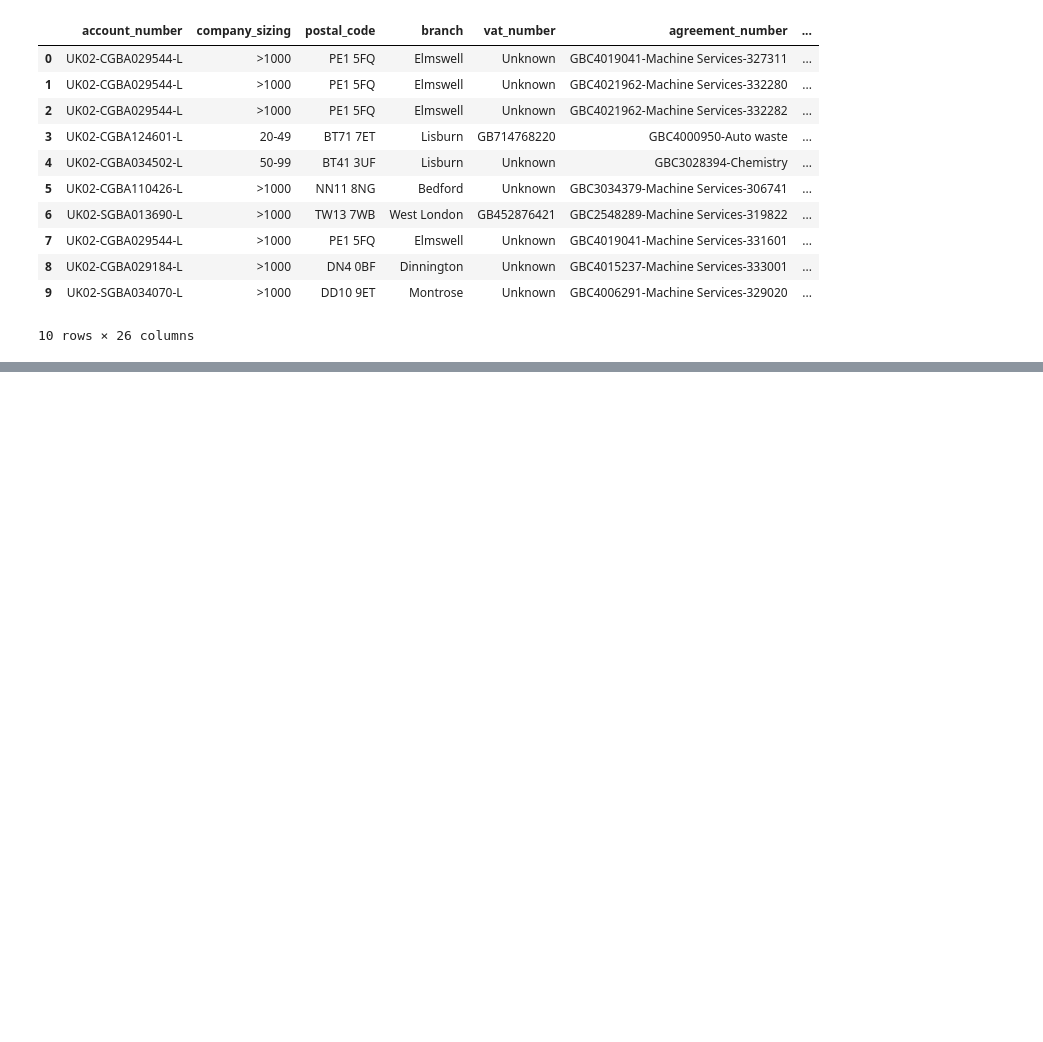
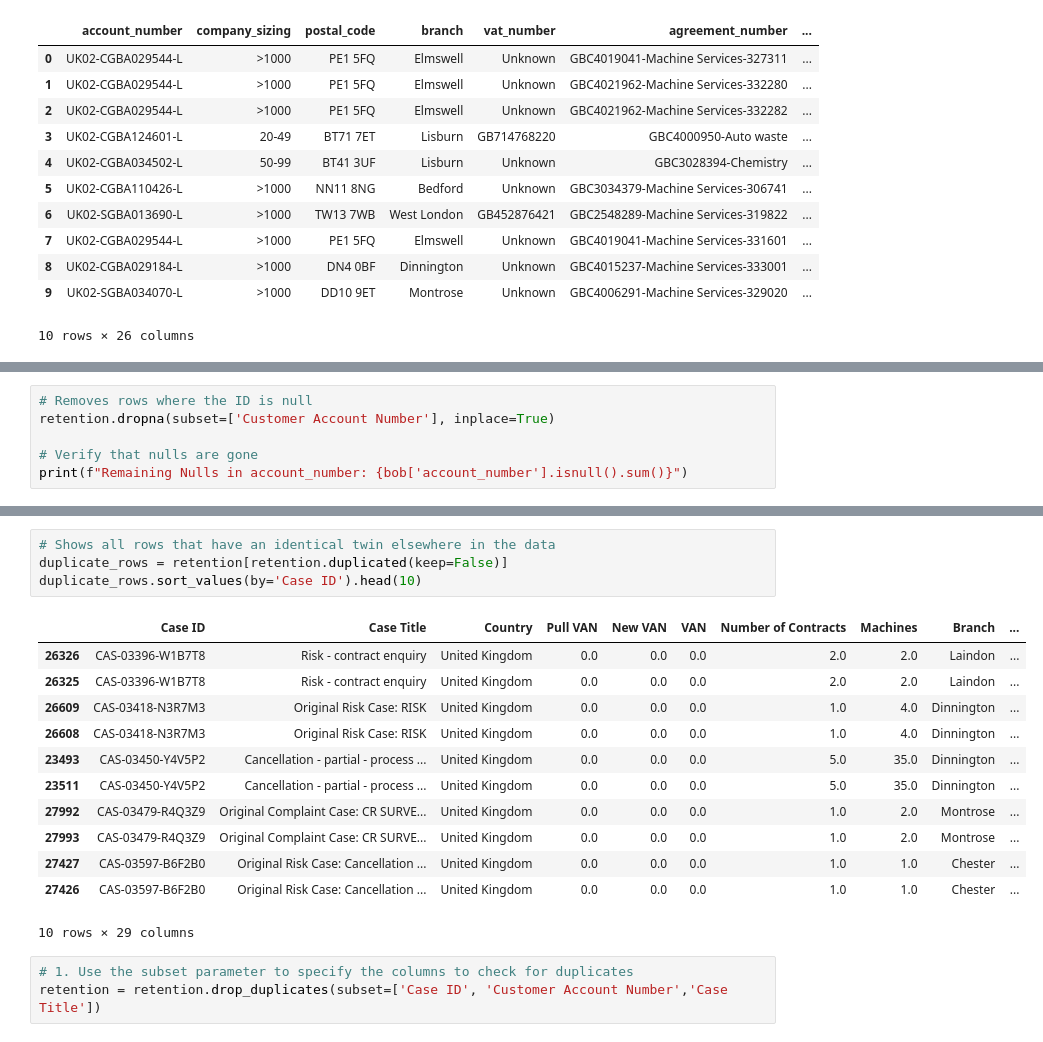
Before and after one commit to dhanyajay/customer-churn-analysis, a Jupyter notebook: notebooks/02_silver/01_preprocessing.ipynb, the cells around one changed output, grey strips where cells are left out. Drawn from its saved outputs; the diff is of its cells as text; blank space fills up the shorter version.

Commit message:
perform basic cleaning and removal of null and dup values

```diff
--- a/notebooks/02_silver/01_preprocessing.ipynb
+++ b/notebooks/02_silver/01_preprocessing.ipynb
@@ -37,0 +117,6 @@ bob.head(10)
+# %%
+# Removes rows where the ID is null
+retention.dropna(subset=['Customer Account Number'], inplace=True)
+
+# Verify that nulls are gone
+print(f"Remaining Nulls in account_number: {bob['account_number'].isnull().sum()}")
@@ -37,0 +135,20 @@ bob.head(10)
+# %%
+# Shows all rows that have an identical twin elsewhere in the data
+duplicate_rows = retention[retention.duplicated(keep=False)]
+duplicate_rows.sort_values(by='Case ID').head(10)
+# %% [output]
+|  | Case ID | Case Title | Country | Pull VAN | New VAN | VAN | Number of Contracts | Machines | Branch | ... |
+| 26326 | CAS-03396-W1B7T8 | Risk - contract enquiry | United Kingdom | 0.0 | 0.0 | 0.0 | 2.0 | 2.0 | Laindon | ... |
+| 26325 | CAS-03396-W1B7T8 | Risk - contract enquiry | United Kingdom | 0.0 | 0.0 | 0.0 | 2.0 | 2.0 | Laindon | ... |
+| 26609 | CAS-03418-N3R7M3 | Original Risk Case: RISK | United Kingdom | 0.0 | 0.0 | 0.0 | 1.0 | 4.0 | Dinnington | ... |
+| 26608 | CAS-03418-N3R7M3 | Original Risk Case: RISK | United Kingdom | 0.0 | 0.0 | 0.0 | 1.0 | 4.0 | Dinnington | ... |
+| 23493 | CAS-03450-Y4V5P2 | Cancellation - partial - process ... | United Kingdom | 0.0 | 0.0 | 0.0 | 5.0 | 35.0 | Dinnington | ... |
+| 23511 | CAS-03450-Y4V5P2 | Cancellation - partial - process ... | United Kingdom | 0.0 | 0.0 | 0.0 | 5.0 | 35.0 | Dinnington | ... |
+| 27992 | CAS-03479-R4Q3Z9 | Original Complaint Case: CR SURVE... | United Kingdom | 0.0 | 0.0 | 0.0 | 1.0 | 2.0 | Montrose | ... |
+| 27993 | CAS-03479-R4Q3Z9 | Original Complaint Case: CR SURVE... | United Kingdom | 0.0 | 0.0 | 0.0 | 1.0 | 2.0 | Montrose | ... |
+| 27427 | CAS-03597-B6F2B0 | Original Risk Case: Cancellation ... | United Kingdom | 0.0 | 0.0 | 0.0 | 1.0 | 1.0 | Chester | ... |
+| 27426 | CAS-03597-B6F2B0 | Original Risk Case: Cancellation ... | United Kingdom | 0.0 | 0.0 | 0.0 | 1.0 | 1.0 | Chester | ... |
+10 rows × 29 columns
+# %%
+# 1. Use the subset parameter to specify the columns to check for duplicates
+retention = retention.drop_duplicates(subset=['Case ID', 'Customer Account Number','Case Title'])
```
Also changed, not shown: parts of 11 cells of this notebook, 7 other files.
